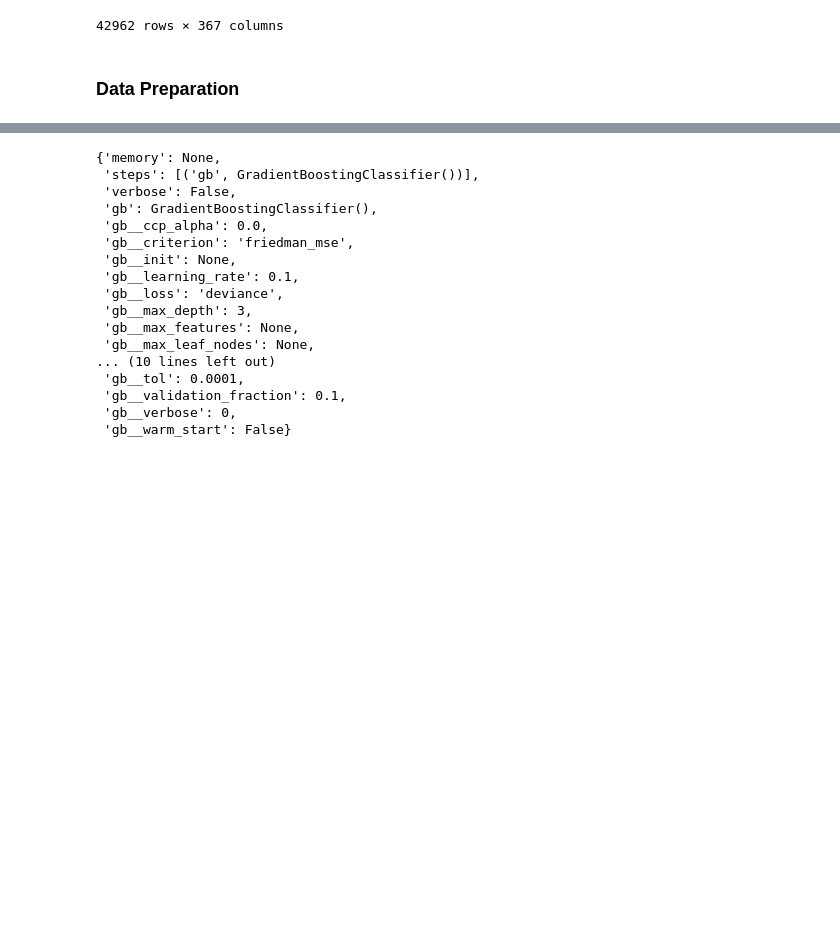
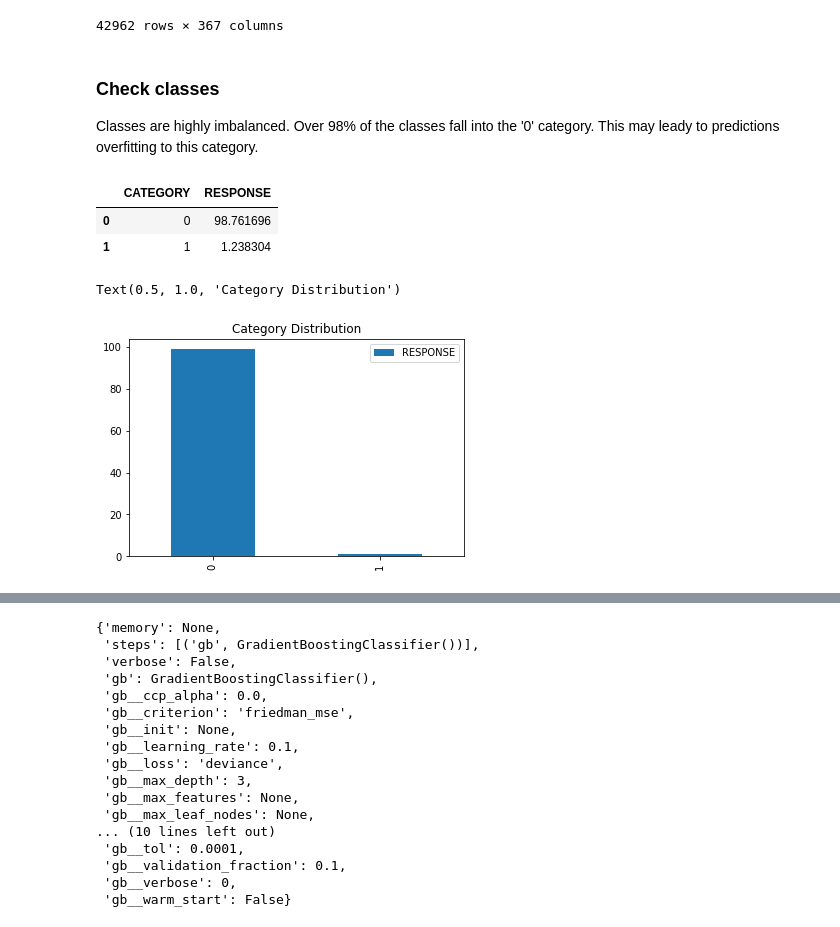
Before and after one commit to alexcodemx/arvato-data-analysis, a Jupyter notebook: code/Part 2 - Supervised Learning Model.ipynb, the cells around one changed output, grey strips where cells are left out. Drawn from its saved outputs; the diff is of its cells as text; code cells hidden in the pictures; blank space fills up the shorter version.

Commit message:
feat: imbalance classes correction

```diff
--- a/code/Part 2 - Supervised Learning Model.ipynb
+++ b/code/Part 2 - Supervised Learning Model.ipynb
@@ -39,5 +40,20 @@ mailout_train
 | 42960 | 68581 | 2 | 1 | 18 | NaN | NaN | NaN | NaN | ... |
 | 42961 | 69224 | 2 | 1 | 13 | NaN | NaN | NaN | NaN | ... |
 42962 rows × 367 columns
-# %% [markdown]
-### Data Preparation
+# %% [markdown]
+### Check classes
+
+Classes are highly imbalanced. Over 98% of the classes fall into the '0' category. This may leady to predictions overfitting to this category.
+# %%
+dist = (mailout_train.RESPONSE.value_counts()/mailout_train.shape[0]*100).reset_index().rename(columns={"index":"CATEGORY"})
+dist
+# %% [output]
+|  | CATEGORY | RESPONSE |
+| 0 | 0 | 98.761696 |
+| 1 | 1 | 1.238304 |
+# %%
+dist.plot.bar()
+plt.title("Category Distribution")
+# %% [output]
+Text(0.5, 1.0, 'Category Distribution')
+[figure, added]
```
Also changed, not shown: parts of 33 cells of this notebook.
